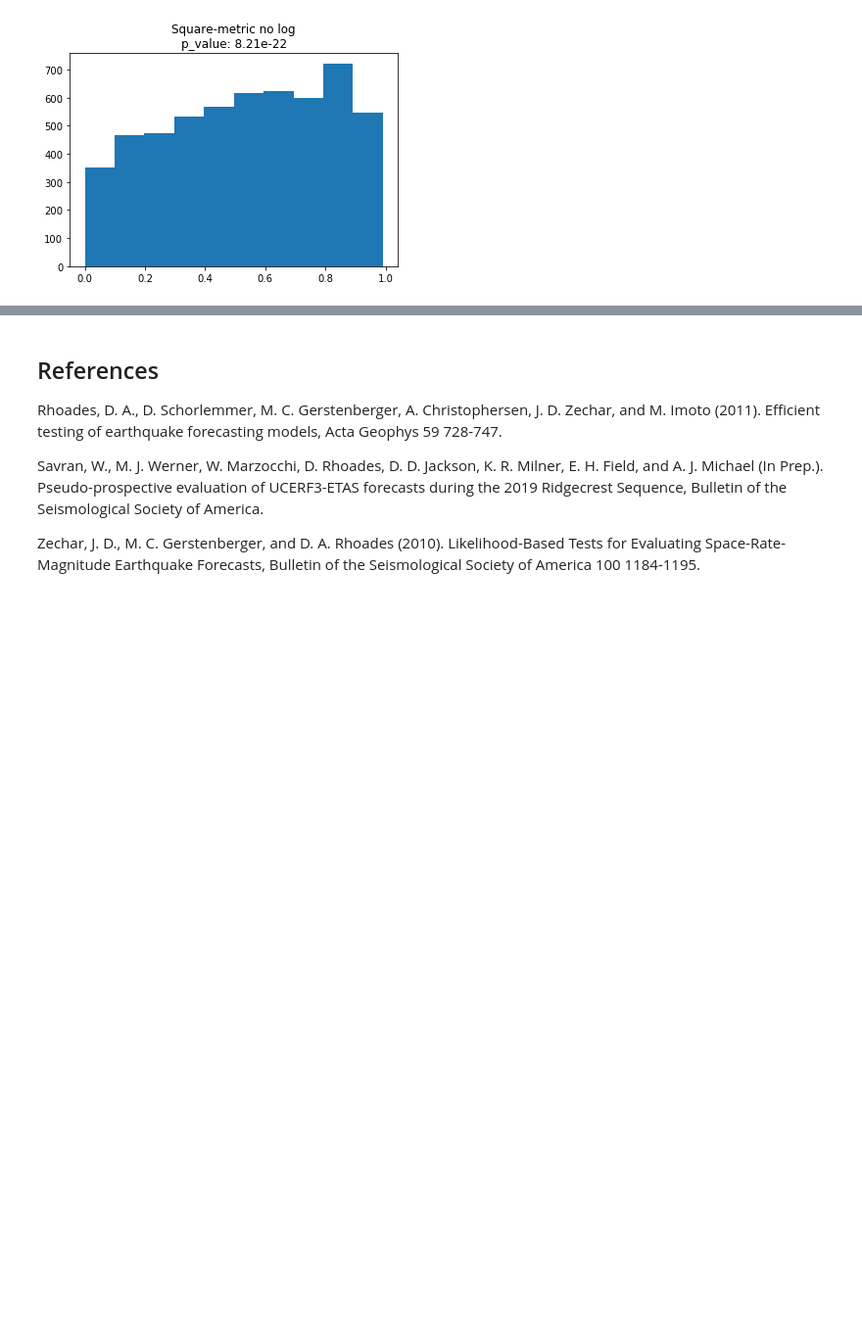
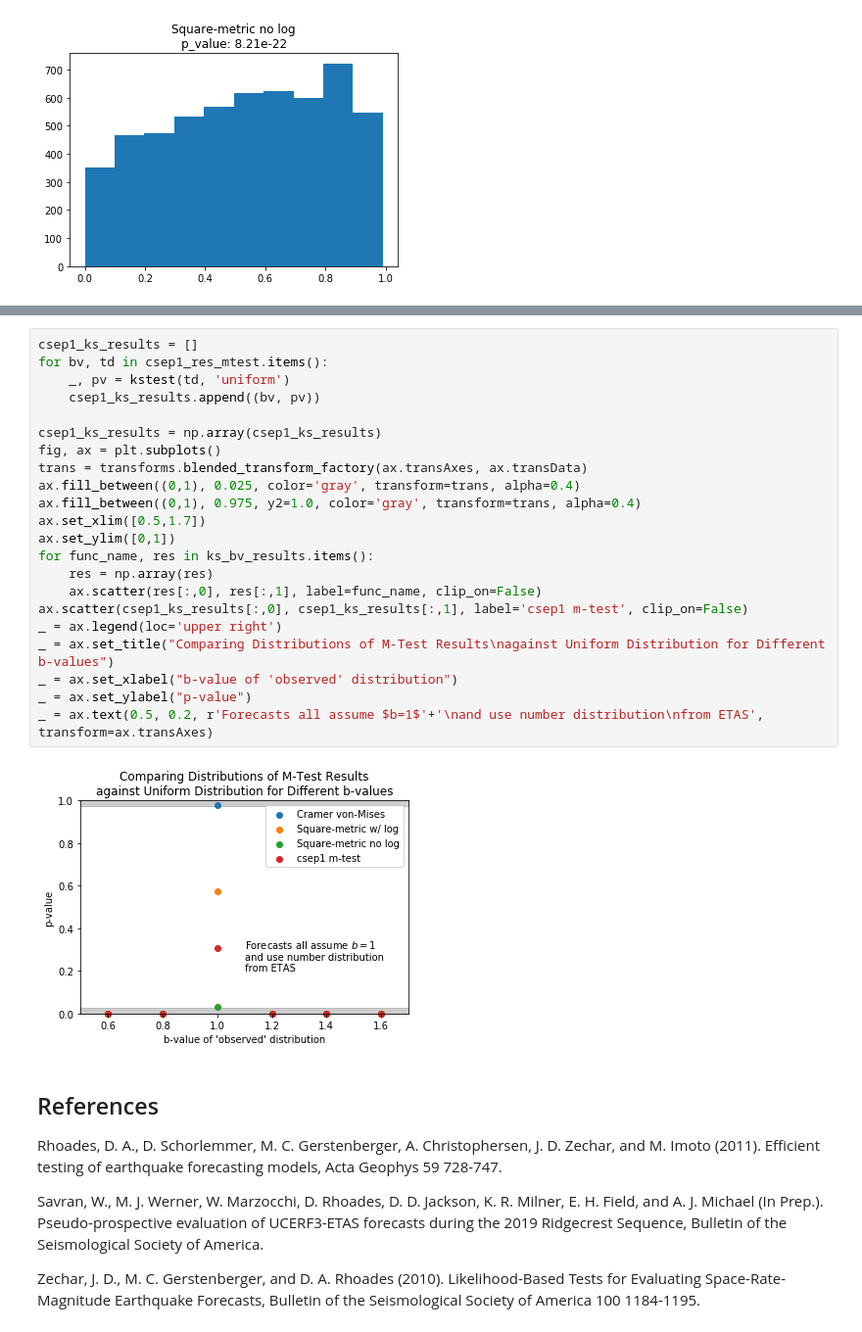
Before and after one commit to cseptesting/ridgecrest_evaluation_bssa, a Jupyter notebook: notebooks/understanding_catalog_based_evaluations.ipynb, the cells around one changed output, grey strips where cells are left out. Shown: that part at 98% size. Saved outputs shown, nothing was run; the diff lists cells and outputs as text; blank space fills up the shorter version.

```diff
--- a/notebooks/understanding_catalog_based_evaluations.ipynb
+++ b/notebooks/understanding_catalog_based_evaluations.ipynb
@@ -1453,3 +1460,27 @@ for bv in bvals:
+# %%
+csep1_ks_results = []
+for bv, td in csep1_res_mtest.items():
+    _, pv = kstest(td, 'uniform')
+    csep1_ks_results.append((bv, pv))
+
+csep1_ks_results = np.array(csep1_ks_results)
+fig, ax = plt.subplots()
+trans = transforms.blended_transform_factory(ax.transAxes, ax.transData)
+ax.fill_between((0,1), 0.025, color='gray', transform=trans, alpha=0.4)
+ax.fill_between((0,1), 0.975, y2=1.0, color='gray', transform=trans, alpha=0.4)
+ax.set_xlim([0.5,1.7])
+ax.set_ylim([0,1])
+for func_name, res in ks_bv_results.items():
+    res = np.array(res)
+    ax.scatter(res[:,0], res[:,1], label=func_name, clip_on=False)
+ax.scatter(csep1_ks_results[:,0], csep1_ks_results[:,1], label='csep1 m-test', clip_on=False)
+_ = ax.legend(loc='upper right')
+_ = ax.set_title("Comparing Distributions of M-Test Results\nagainst Uniform Distribution for Different b-values")
+_ = ax.set_xlabel("b-value of 'observed' distribution")
+_ = ax.set_ylabel("p-value")
+_ = ax.text(0.5, 0.2, r'Forecasts all assume $b=1$'+'\nand use number distribution\nfrom ETAS', transform=ax.transAxes)
+# %% [output]
+[figure, added]
 # %% [markdown]
 ## References
 
```
Also changed, not shown: parts of 2 cells of this notebook.
